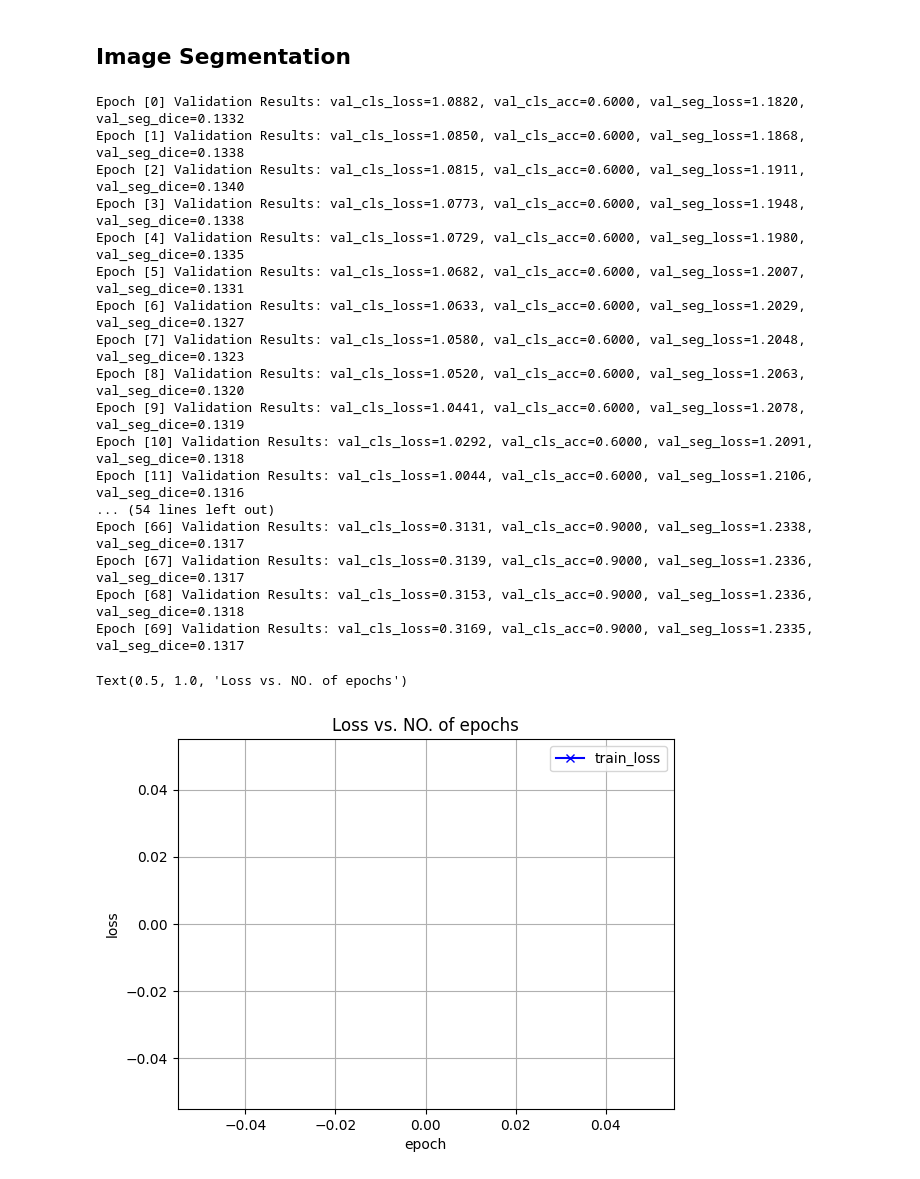
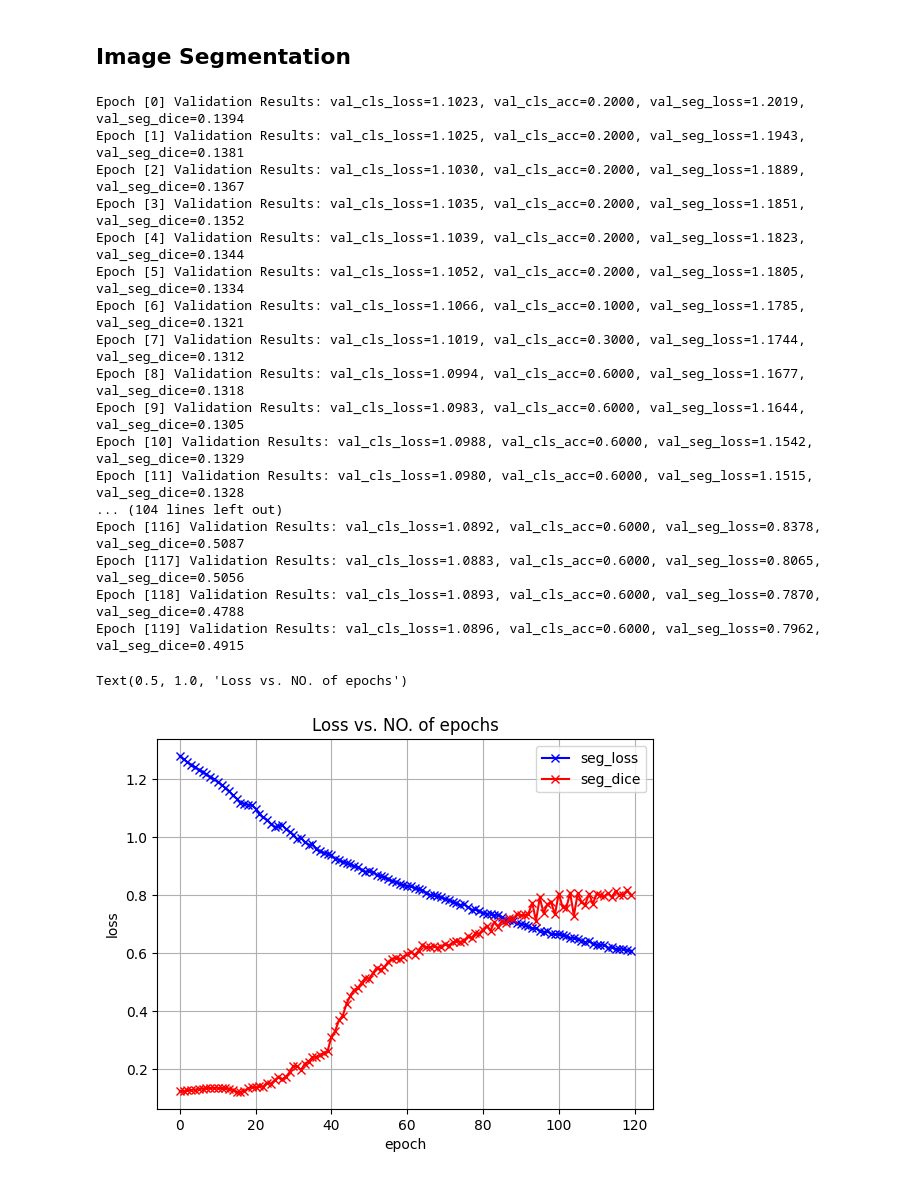
Before and after one commit to vivekpatel99/PyTorch-Breast-Ultrasound-Segmentation, a Jupyter notebook: notebooks/02_model_vggnet_fcn_training_setup.ipynb, the cells around one changed output. Drawn from its saved outputs; the diff is of its cells as text; code cells hidden in the pictures.

```diff
--- a/notebooks/02_model_vggnet_fcn_training_setup.ipynb
+++ b/notebooks/02_model_vggnet_fcn_training_setup.ipynb
@@ -318,22 +318,22 @@ def fit_seg(
         train_losses = []
         masks_dice_sc = []
         train_accuracies = []
-        loss = []
+        cls_loss = []
         masks_losses = []
         for batch in train_dataloader:
             step_output = model.training_step(batch)
-            masks_loss = step_output[f"{MetricKey.SEG_LOSS.value}"]
-            _masks_dice_sc = step_output[f"{MetricKey.SEG_DICE.value}"]
+            seg_loss = step_output[f"{MetricKey.SEG_LOSS.value}"]
+            seg_dice = step_output[f"{MetricKey.SEG_DICE.value}"]
 
-            train_acc = step_output[f"{MetricKey.CLS_ACC.value}"]
-            loss = step_output[f"{MetricKey.CLS_LOSS.value}"]
+            cls_acc = step_output[f"{MetricKey.CLS_ACC.value}"]
+            cls_loss = step_output[f"{MetricKey.CLS_LOSS.value}"]
             # Detach loss and accuracy before appending to avoid holding onto computation graph
-            train_losses.append(loss.detach())
-            masks_losses.append(masks_loss.detach())  # Assuming train_acc is a tensor
-            masks_dice_sc.append(_masks_dice_sc)  # Assuming train_acc is a tensor
-            train_accuracies.append(train_acc.detach())  # Assuming train_acc is a tensor
+            train_losses.append(cls_loss.detach())
+            masks_losses.append(seg_loss.detach())  # Assuming train_acc is a tensor
+            masks_dice_sc.append(seg_dice)  # Assuming train_acc is a tensor
+            train_accuracies.append(cls_acc.detach())  # Assuming train_acc is a tensor
 
-            loss.backward()
+            seg_loss.backward()
             optimizer.step()
             optimizer.zero_grad()
 
@@ -344,7 +344,7 @@ def fit_seg(
         result[f"{MetricKey.SEG_DICE.value}"] = torch.stack(masks_dice_sc).mean().item()
         result[f"{MetricKey.CLS_ACC.value}"] = torch.stack(train_accuracies).mean().item()
         model.epoch_end(epoch, result)
-        # history.append(result)
+        history.append(result)
     return history
 # %%
 # TODO: try using dice loss
@@ -352,40 +352,42 @@ history = fit_seg(
     model=model,
     train_dataloader=train_dl,
     validation_dataloader=val_dl,
-    epochs=num_epochs + 50,
-    lr=1e-5,
-    opt_func=optim.Adam,
+    epochs=num_epochs + 100,
+    lr=1e-4,
+    opt_func=optim.AdamW,
 )
 # %% [output]
-Epoch [0] Validation Results: val_cls_loss=1.0882, val_cls_acc=0.6000, val_seg_loss=1.1820, val_seg_dice=0.1332
-Epoch [1] Validation Results: val_cls_loss=1.0850, val_cls_acc=0.6000, val_seg_loss=1.1868, val_seg_dice=0.1338
-Epoch [2] Validation Results: val_cls_loss=1.0815, val_cls_acc=0.6000, val_seg_loss=1.1911, val_seg_dice=0.1340
-Epoch [3] Validation Results: val_cls_loss=1.0773, val_cls_acc=0.6000, val_seg_loss=1.1948, val_seg_dice=0.1338
-Epoch [4] Validation Results: val_cls_loss=1.0729, val_cls_acc=0.6000, val_seg_loss=1.1980, val_seg_dice=0.1335
-Epoch [5] Validation Results: val_cls_loss=1.0682, val_cls_acc=0.6000, val_seg_loss=1.2007, val_seg_dice=0.1331
-Epoch [6] Validation Results: val_cls_loss=1.0633, val_cls_acc=0.6000, val_seg_loss=1.2029, val_seg_dice=0.1327
-Epoch [7] Validation Results: val_cls_loss=1.0580, val_cls_acc=0.6000, val_seg_loss=1.2048, val_seg_dice=0.1323
-Epoch [8] Validation Results: val_cls_loss=1.0520, val_cls_acc=0.6000, val_seg_loss=1.2063, val_seg_dice=0.1320
-Epoch [9] Validation Results: val_cls_loss=1.0441, val_cls_acc=0.6000, val_seg_loss=1.2078, val_seg_dice=0.1319
-Epoch [10] Validation Results: val_cls_loss=1.0292, val_cls_acc=0.6000, val_seg_loss=1.2091, val_seg_dice=0.1318
-Epoch [11] Validation Results: val_cls_loss=1.0044, val_cls_acc=0.6000, val_seg_loss=1.2106, val_seg_dice=0.1316
-... (54 lines left out)
-Epoch [66] Validation Results: val_cls_loss=0.3131, val_cls_acc=0.9000, val_seg_loss=1.2338, val_seg_dice=0.1317
-Epoch [67] Validation Results: val_cls_loss=0.3139, val_cls_acc=0.9000, val_seg_loss=1.2336, val_seg_dice=0.1317
-Epoch [68] Validation Results: val_cls_loss=0.3153, val_cls_acc=0.9000, val_seg_loss=1.2336, val_seg_dice=0.1318
-Epoch [69] Validation Results: val_cls_loss=0.3169, val_cls_acc=0.9000, val_seg_loss=1.2335, val_seg_dice=0.1317
+Epoch [0] Validation Results: val_cls_loss=1.1023, val_cls_acc=0.2000, val_seg_loss=1.2019, val_seg_dice=0.1394
+Epoch [1] Validation Results: val_cls_loss=1.1025, val_cls_acc=0.2000, val_seg_loss=1.1943, val_seg_dice=0.1381
+Epoch [2] Validation Results: val_cls_loss=1.1030, val_cls_acc=0.2000, val_seg_loss=1.1889, val_seg_dice=0.1367
+Epoch [3] Validation Results: val_cls_loss=1.1035, val_cls_acc=0.2000, val_seg_loss=1.1851, val_seg_dice=0.1352
+Epoch [4] Validation Results: val_cls_loss=1.1039, val_cls_acc=0.2000, val_seg_loss=1.1823, val_seg_dice=0.1344
+Epoch [5] Validation Results: val_cls_loss=1.1052, val_cls_acc=0.2000, val_seg_loss=1.1805, val_seg_dice=0.1334
+Epoch [6] Validation Results: val_cls_loss=1.1066, val_cls_acc=0.1000, val_seg_loss=1.1785, val_seg_dice=0.1321
+Epoch [7] Validation Results: val_cls_loss=1.1019, val_cls_acc=0.3000, val_seg_loss=1.1744, val_seg_dice=0.1312
+Epoch [8] Validation Results: val_cls_loss=1.0994, val_cls_acc=0.6000, val_seg_loss=1.1677, val_seg_dice=0.1318
+Epoch [9] Validation Results: val_cls_loss=1.0983, val_cls_acc=0.6000, val_seg_loss=1.1644, val_seg_dice=0.1305
+Epoch [10] Validation Results: val_cls_loss=1.0988, val_cls_acc=0.6000, val_seg_loss=1.1542, val_seg_dice=0.1329
+Epoch [11] Validation Results: val_cls_loss=1.0980, val_cls_acc=0.6000, val_seg_loss=1.1515, val_seg_dice=0.1328
+... (104 lines left out)
+Epoch [116] Validation Results: val_cls_loss=1.0892, val_cls_acc=0.6000, val_seg_loss=0.8378, val_seg_dice=0.5087
+Epoch [117] Validation Results: val_cls_loss=1.0883, val_cls_acc=0.6000, val_seg_loss=0.8065, val_seg_dice=0.5056
+Epoch [118] Validation Results: val_cls_loss=1.0893, val_cls_acc=0.6000, val_seg_loss=0.7870, val_seg_dice=0.4788
+Epoch [119] Validation Results: val_cls_loss=1.0896, val_cls_acc=0.6000, val_seg_loss=0.7962, val_seg_dice=0.4915
 # %%
 import matplotlib.pyplot as plt
 
-train_losses = [x["train_loss"] for x in history]
+seg_losses = [x["seg_loss"] for x in history]
+seg_dice = [x["seg_dice"] for x in history]
 
-plt.plot(train_losses, "-bx")
+plt.plot(seg_losses, "-bx")
+plt.plot(seg_dice, "-rx")
 
 plt.xlabel("epoch")
 plt.ylabel("loss")
 plt.grid()
-plt.legend(["train_loss"])
+plt.legend(["seg_loss", "seg_dice"])
 plt.title("Loss vs. NO. of epochs")
 # %% [output]
 Text(0.5, 1.0, 'Loss vs. NO. of epochs')
-[figure, old version]
+[figure, new version]
```
Also changed, not shown: parts of 4 cells of this notebook, 2 other files.
